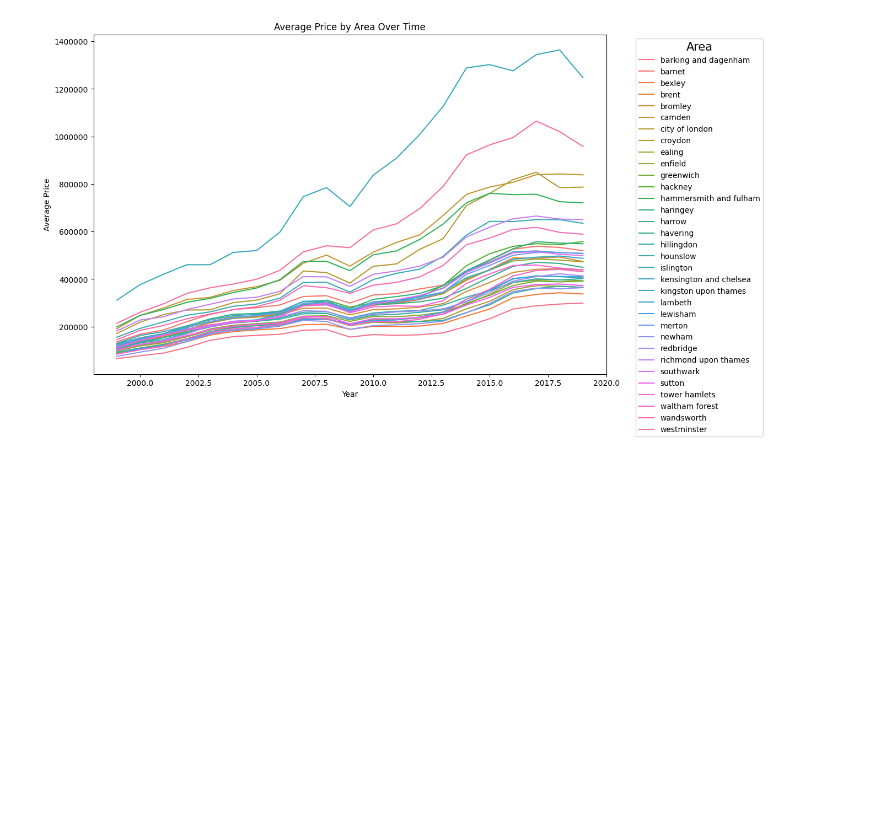
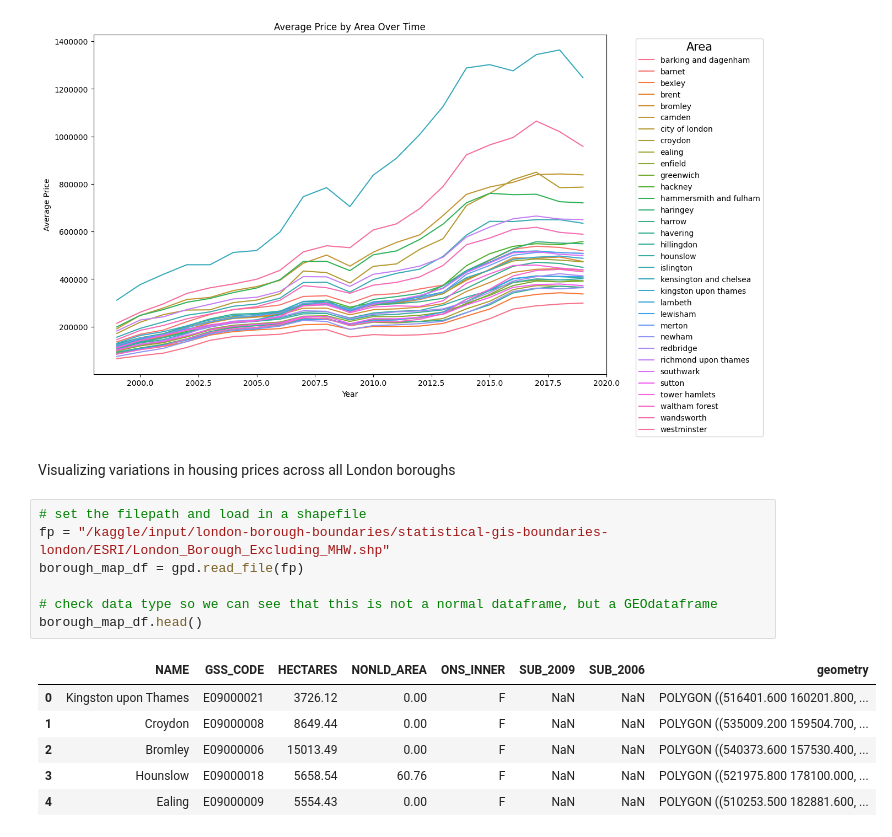
Before and after one commit to jhtkoo0426/uk-qol-analysis, a Jupyter notebook: uk-quality-of-life-analysis.ipynb, the cells around one changed output. Saved outputs shown, nothing was run; the diff lists cells and outputs as text; blank space fills up the shorter version.

```diff
--- a/uk-quality-of-life-analysis.ipynb
+++ b/uk-quality-of-life-analysis.ipynb
@@ -210,3 +228,19 @@ def plotHousingPriceTrend(df):
 plotHousingPriceTrend(housing_data)
 # %% [output]
 [figure]
+# %% [markdown]
+Visualizing variations in housing prices across all London boroughs
+# %%
+# set the filepath and load in a shapefile
+fp = "/kaggle/input/london-borough-boundaries/statistical-gis-boundaries-london/ESRI/London_Borough_Excluding_MHW.shp"
+borough_map_df = gpd.read_file(fp)
+
+# check data type so we can see that this is not a normal dataframe, but a GEOdataframe
+borough_map_df.head()
+# %% [output]
+|  | NAME | GSS_CODE | HECTARES | NONLD_AREA | ONS_INNER | SUB_2009 | SUB_2006 | geometry |
+| 0 | Kingston upon Thames | E09000021 | 3726.12 | 0.00 | F | NaN | NaN | POLYGON ((516401.600 160201.800, ... |
+| 1 | Croydon | E09000008 | 8649.44 | 0.00 | F | NaN | NaN | POLYGON ((535009.200 159504.700, ... |
+| 2 | Bromley | E09000006 | 15013.49 | 0.00 | F | NaN | NaN | POLYGON ((540373.600 157530.400, ... |
+| 3 | Hounslow | E09000018 | 5658.54 | 60.76 | F | NaN | NaN | POLYGON ((521975.800 178100.000, ... |
+| 4 | Ealing | E09000009 | 5554.43 | 0.00 | F | NaN | NaN | POLYGON ((510253.500 182881.600, ... |
```
Also changed, not shown: parts of 6 cells of this notebook.
